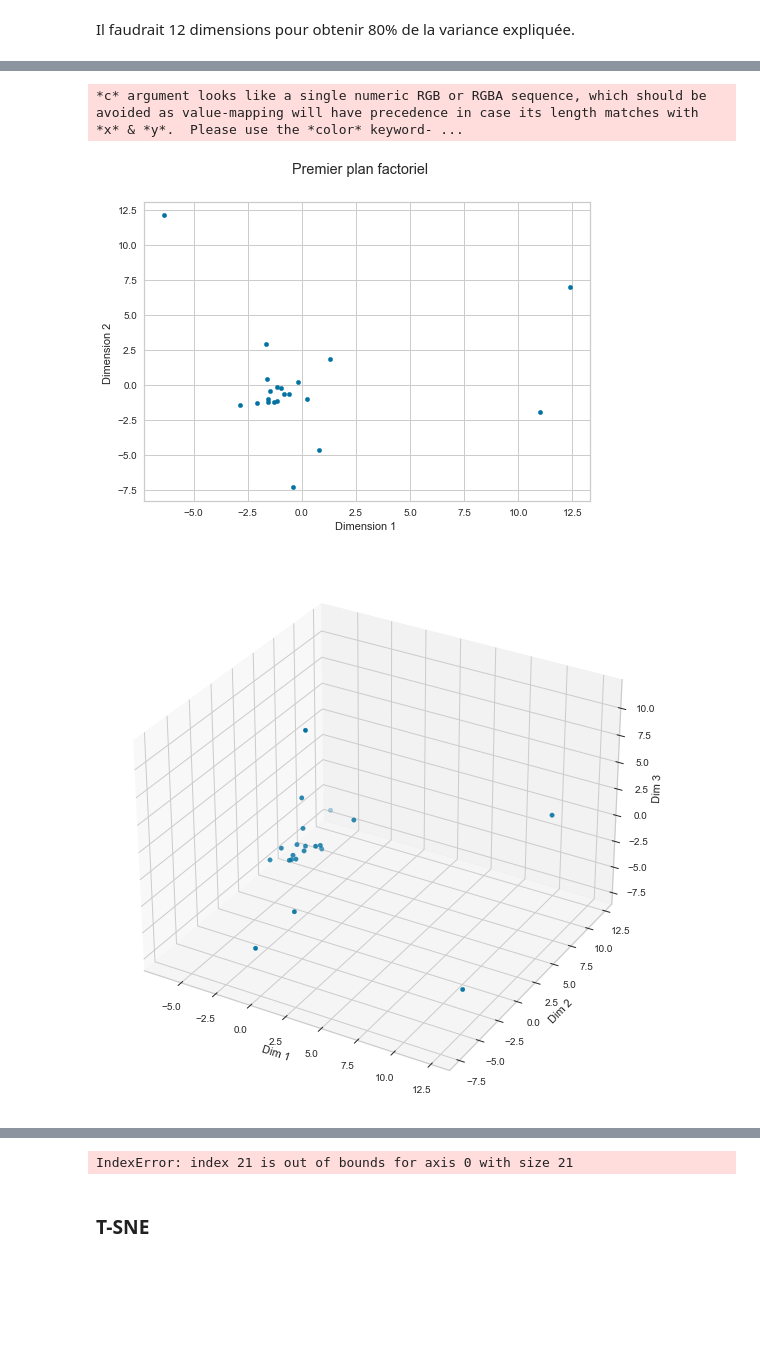
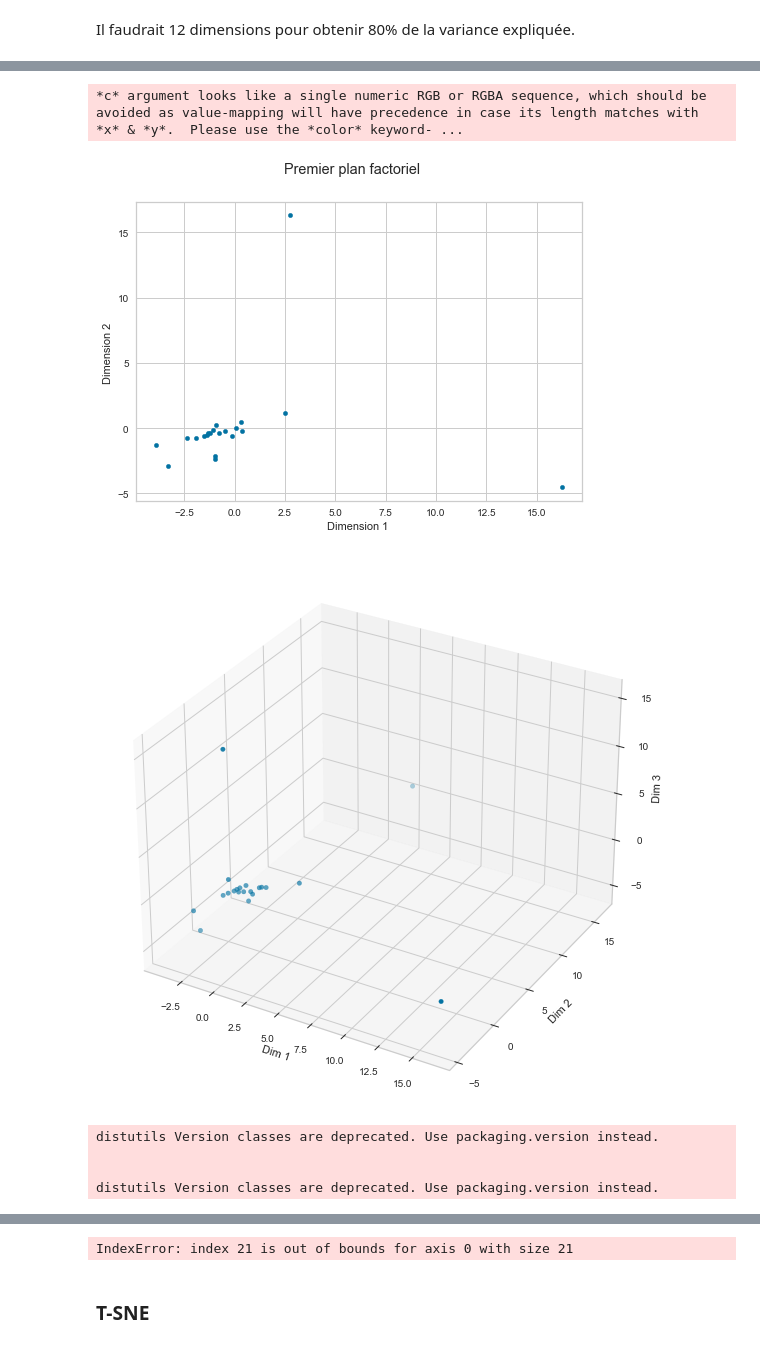
Before and after one commit to AurelieAAN/OP_Project6, a Jupyter notebook: P6_02_notebook.ipynb, the cells around one changed output, grey strips where cells are left out. Drawn from its saved outputs; the diff is of its cells as text; code cells hidden in the pictures; blank space fills up the shorter version.

```diff
--- a/P6_02_notebook.ipynb
+++ b/P6_02_notebook.ipynb
@@ -671,7 +666,9 @@ reviews.head(2)
 reviews["text_tokens_pos_tagged"] =  reviews["new_text"].apply(lambda x: " ".join([y for y, tag in word_pos_tagger(nltk.word_tokenize(x)) if tag in list_keep]))
 # %%
 list_nouns = ["NN", "NNS", "NNP", "NNPS"]
-reviews["words_subjects"] =  reviews["lemmatized"].apply(lambda x: " ".join([y for y, tag in word_pos_tagger(nltk.word_tokenize(x)) if tag in list_nouns]))
+reviews["words_subjects"] =  reviews["new_text"].apply(lambda x: " ".join([y for y, tag in word_pos_tagger(nltk.word_tokenize(x)) if tag in list_nouns]))
+reviews["words_subjects_st"] =  reviews["stemmed"].apply(lambda x: " ".join([y for y, tag in word_pos_tagger(nltk.word_tokenize(x)) if tag in list_nouns]))
+reviews["words_subjects_lem"] =  reviews["lemmatized"].apply(lambda x: " ".join([y for y, tag in word_pos_tagger(nltk.word_tokenize(x)) if tag in list_nouns]))
 # %%
 reviews.head(2)
 # %% [output]
@@ -970,7 +1006,11 @@ df_acp.head(2)
 # %%
 #pk.amultiacp_visualizer(df_acp2, Z, 3, df_acp,df_acp["customer_unique_id"], df_acp["order_id_size"], "order_id_size")
-pk_multi.amultiacp_visualizer(df_acp2, Z, 3, df_acp, df_acp["text_only_subjects"], reviews["rw_rating"], "rw_rating")
+pk_multi.amultiacp_visualizer(df_acp2, Z, 3, df_acp, df_acp["words_subjects"], reviews["rw_rating"], "rw_rating")
 # %% [output]
 *c* argument looks like a single numeric RGB or RGBA sequence, which should be avoided as value-mapping will have precedence in case its length matches with *x* & *y*.  Please use the *color* keyword- ...
-[figure, old version]
+[figure, new version]
-[figure, old version]
+[figure, new version]
+distutils Version classes are deprecated. Use packaging.version instead.
+
+
+distutils Version classes are deprecated. Use packaging.version instead.
@@ -979,4 +1019,4 @@ pk_multi.amultiacp_visualizer(df_acp2, Z, 3, df_acp, df_acp["text_only_subjects"
-IndexError: index 21 is out of bounds for axis 0 with size 21
+IndexError: index 21 is out of bounds for axis 0 with size 21
 # %% [markdown]
 ### T-SNE
 # %%
```
Also changed, not shown: parts of 64 cells of this notebook.
